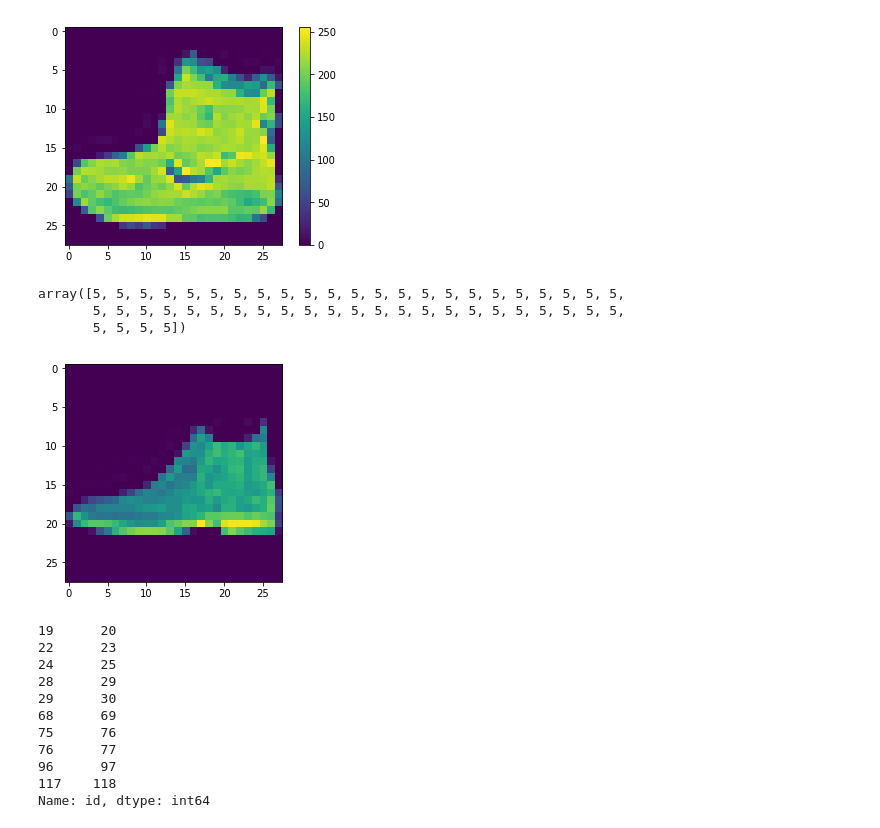
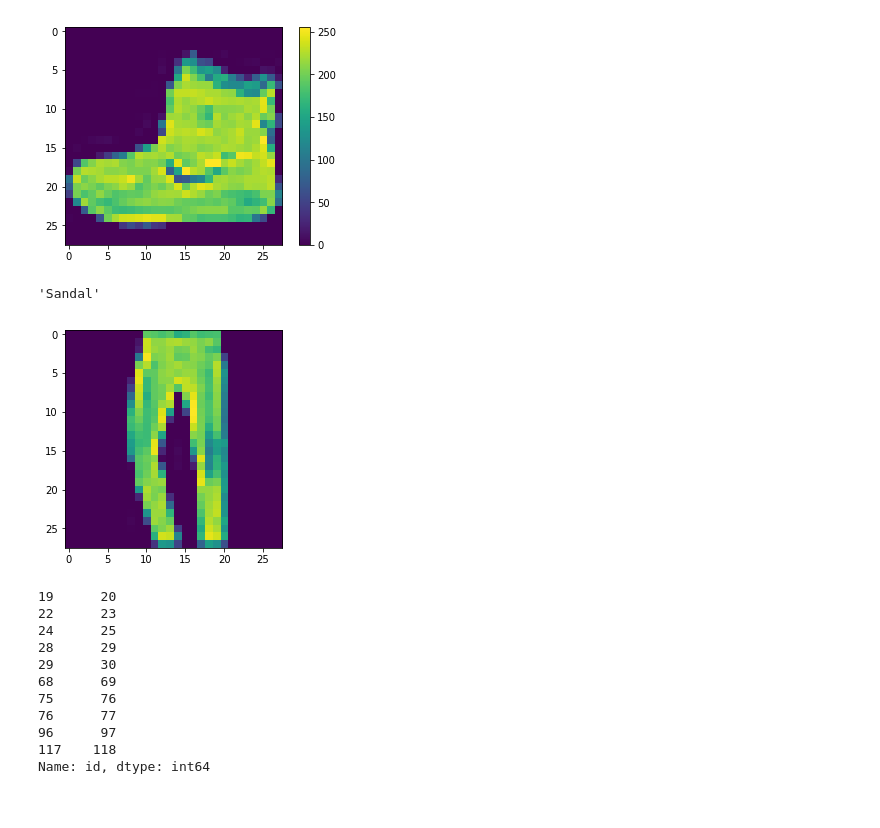
Before and after one commit to rituc/identify_apperal, a Jupyter notebook: identify_apperal.ipynb, the cells around one changed output. Saved outputs shown, nothing was run; the diff lists cells and outputs as text; code cells hidden in the pictures.

```diff
--- a/identify_apperal.ipynb
+++ b/identify_apperal.ipynb
@@ -366,13 +342,2 @@ results = model.predict(X_test)
 # %%
 results = np.argmax(results,axis = 1)
-# %%
-results
-# %% [output]
-array([5, 5, 5, 5, 5, 5, 5, 5, 5, 5, 5, 5, 5, 5, 5, 5, 5, 5, 5, 5, 5, 5, 5,
-       5, 5, 5, 5, 5, 5, 5, 5, 5, 5, 5, 5, 5, 5, 5, 5, 5, 5, 5, 5, 5, 5, 5,
-       5, 5, 5, 5])
-# %%
-# display_image(test_base_path + test_image_files[0])
-display_image(x)
-# %% [output]
-[figure, removed]
@@ -379,3 +346,12 @@ display_image(x)
+# %%
+label_dict[5]
+# %% [output]
+'Sandal'
+# %%
+show_image(test_base_path + test_image_files[5])
+# display_image(X_test[0], )
+# %% [output]
+[figure, added]
 # %%
 train_labels[train_labels["label"]==4]["id"][:10]
 # %% [output]
```
Also changed, not shown: parts of 31 cells of this notebook, 1 other file.
